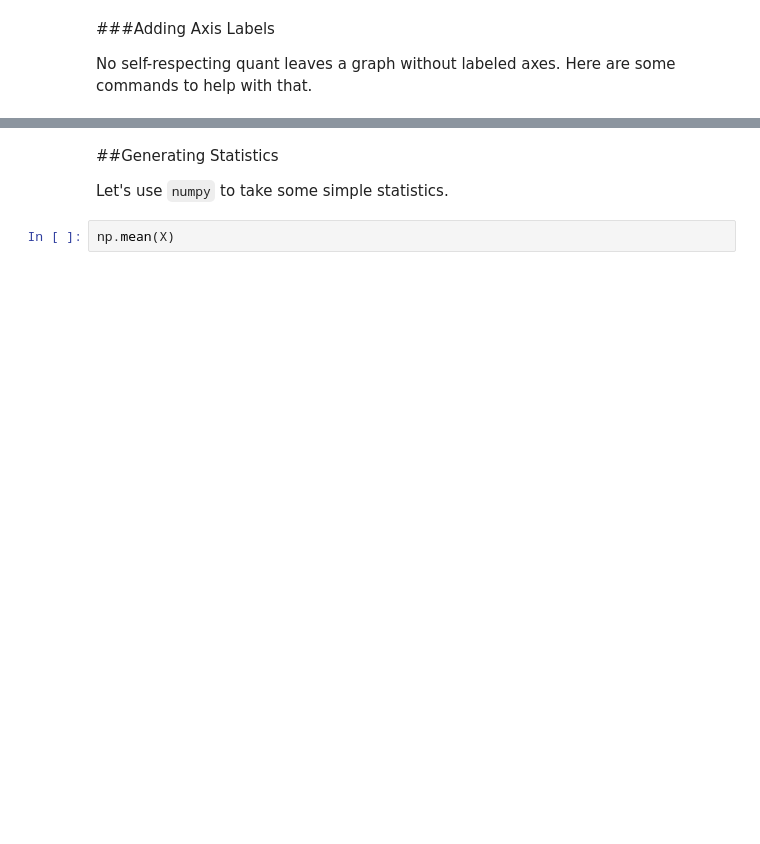
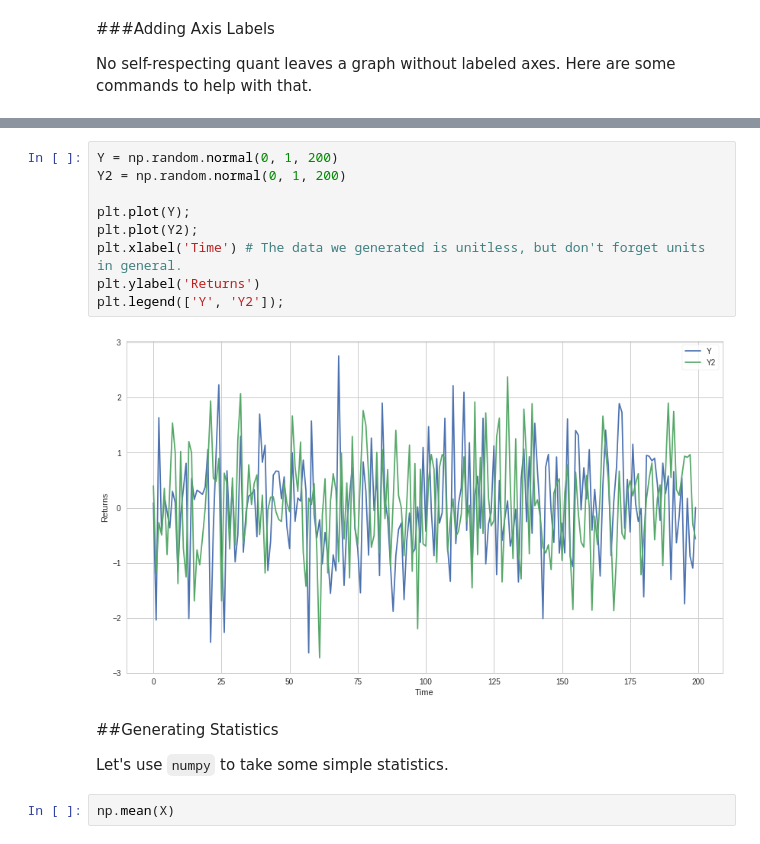
Before and after one commit to Saariasba/AlgorithmsUN2020II, a Jupyter notebook: saariasbalecture1.ipynb, the cells around one changed output, grey strips where cells are left out. Saved outputs shown, nothing was run; the diff lists cells and outputs as text; blank space fills up the shorter version.

```diff
--- a/saariasbalecture1.ipynb
+++ b/saariasbalecture1.ipynb
@@ -112,3 +166,14 @@ plt.legend(['X', 'X2']);
+# %%
+Y = np.random.normal(0, 1, 200)
+Y2 = np.random.normal(0, 1, 200)
+
+plt.plot(Y);
+plt.plot(Y2);
+plt.xlabel('Time') # The data we generated is unitless, but don't forget units in general.
+plt.ylabel('Returns')
+plt.legend(['Y', 'Y2']);
+# %% [output]
+[figure, added]
 # %% [markdown]
 ##Generating Statistics
 
```
Also changed, not shown: parts of 42 cells of this notebook.
